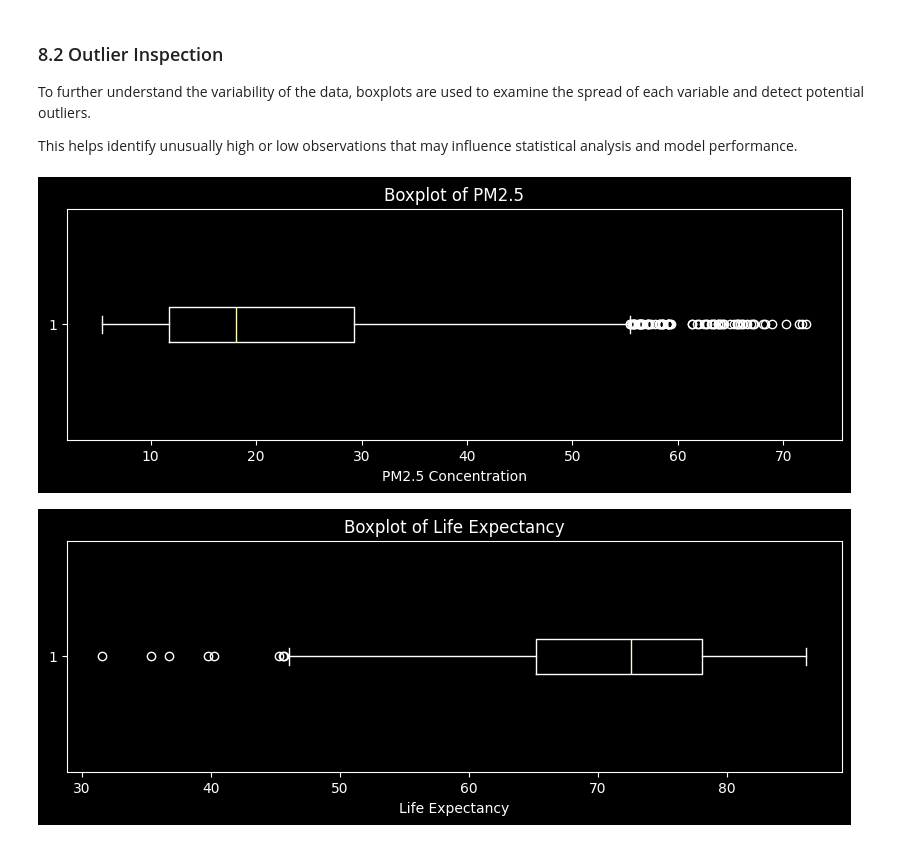
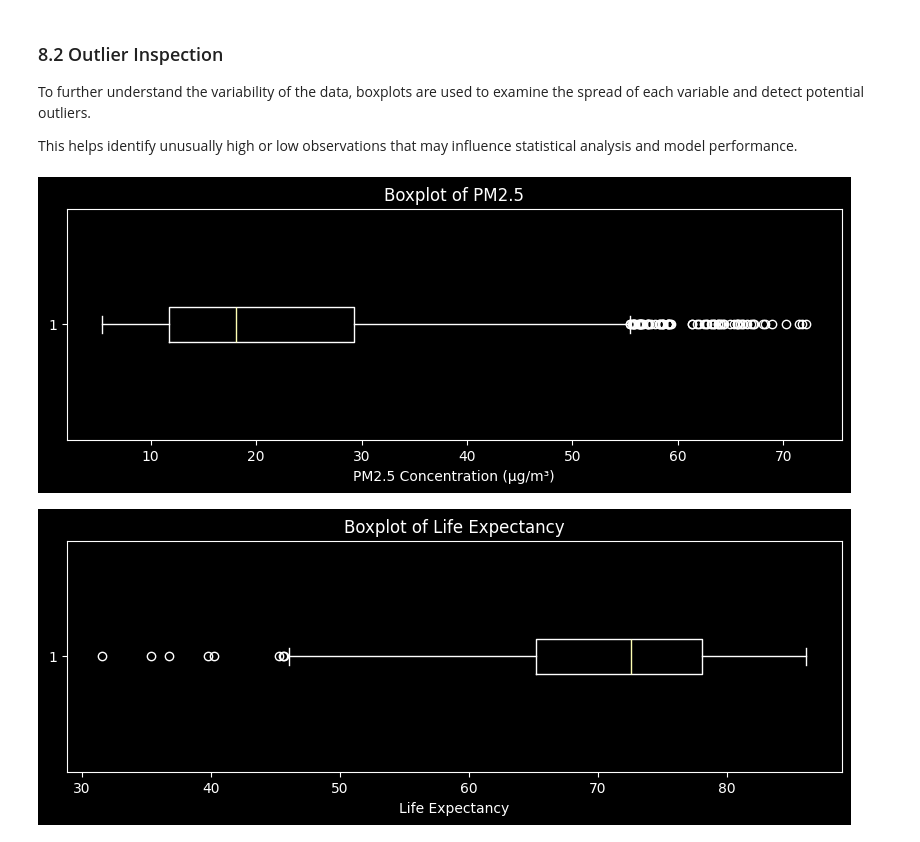
Before and after one commit to Enarb1/air-pollution-health-impact, a Jupyter notebook: notebooks/air_polution_health_impact_project.ipynb, the cells around one changed output. Drawn from its saved outputs; the diff is of its cells as text; code cells hidden in the pictures.

```diff
--- a/notebooks/air_polution_health_impact_project.ipynb
+++ b/notebooks/air_polution_health_impact_project.ipynb
@@ -687,13 +686,13 @@ This helps identify unusually high or low observations that may influence statis
 # %%
 # PM2.5 Boxplot
 
 plt.figure(figsize=(10,3))
 plt.boxplot(merged_df['PM2.5'], vert=False)
 plt.title('Boxplot of PM2.5')
-plt.xlabel('PM2.5 Concentration')
+plt.xlabel('PM2.5 Concentration (μg/m³)')
 plt.show()
 # %% [output]
-[figure, old version]
+[figure, new version]
 # %%
 # Life Expectancy Boxplot
 plt.figure(figsize=(10,3))
```
Also changed, not shown: parts of 17 cells of this notebook.
